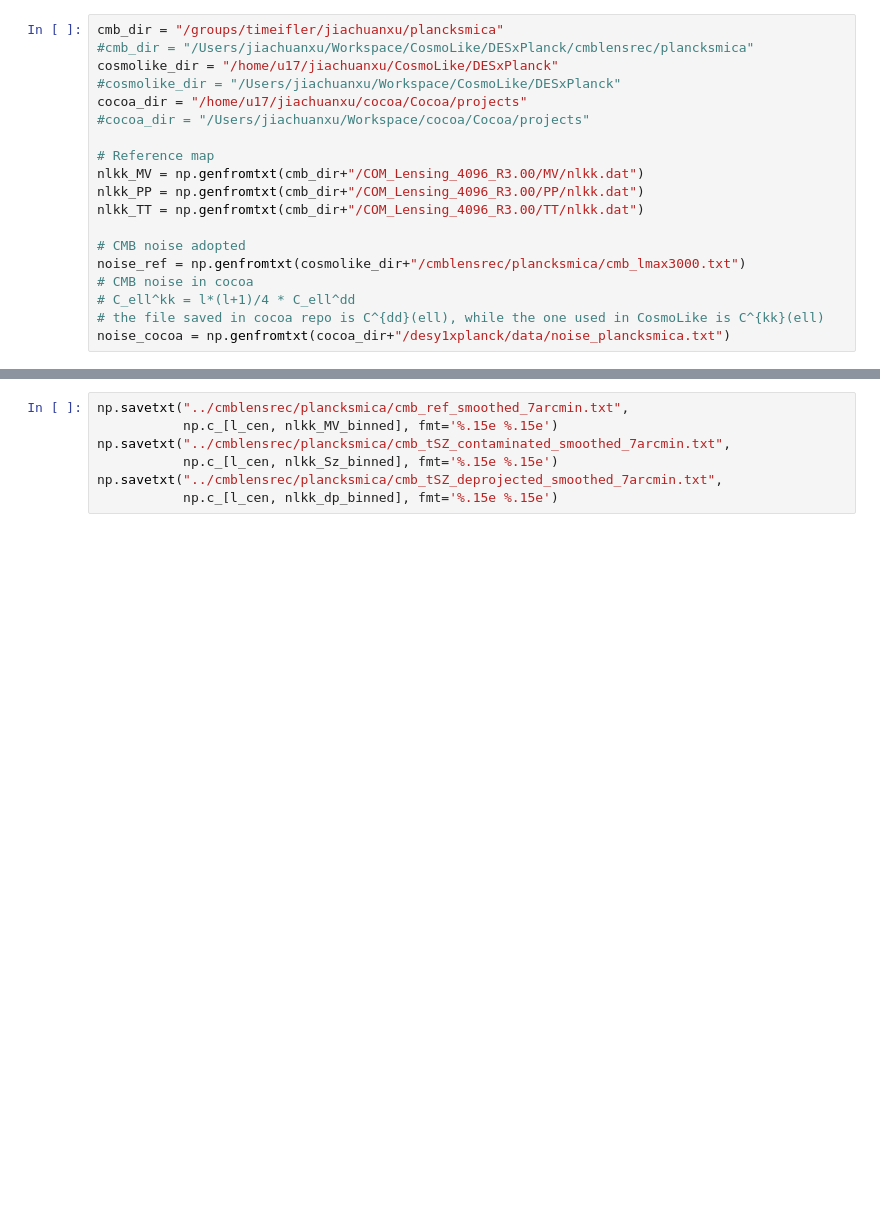
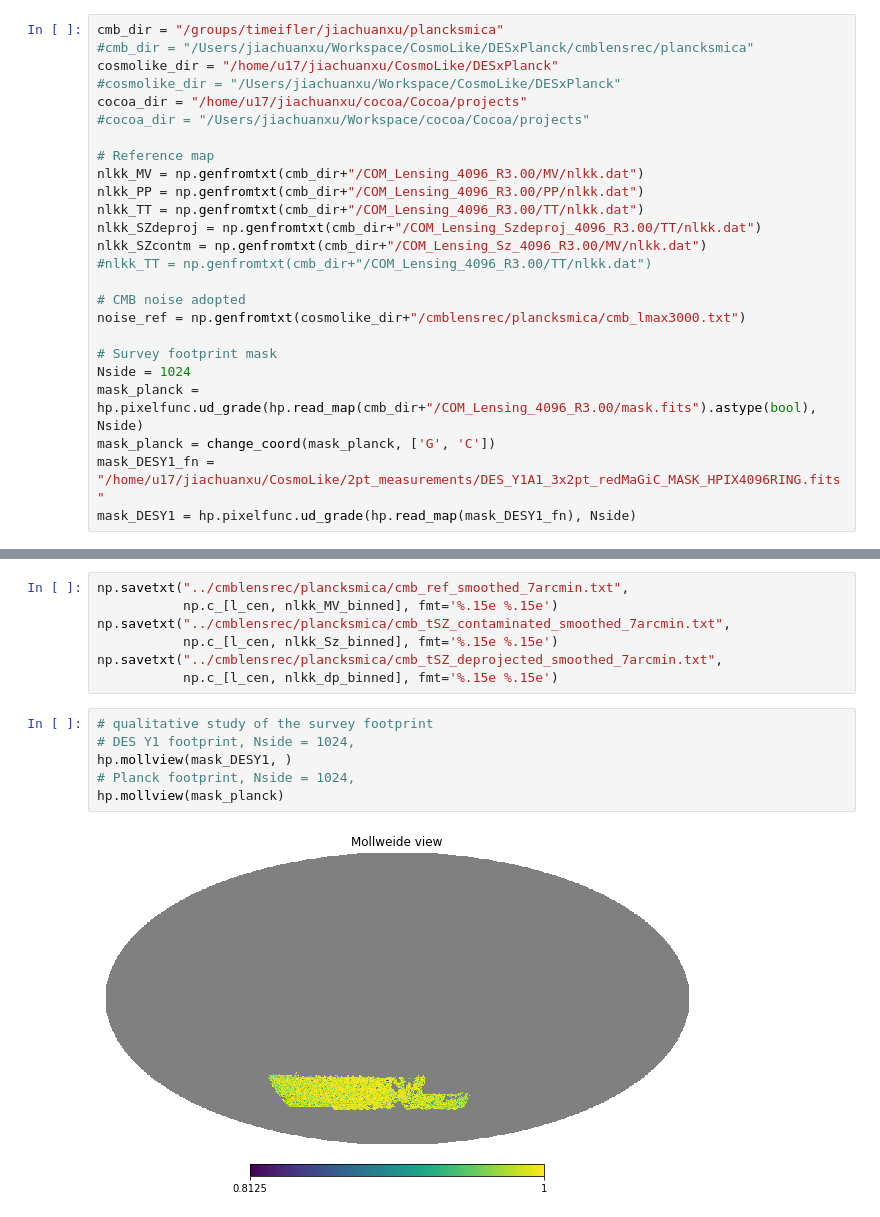
Before and after one commit to CosmoLike/DESxPlanck, a Jupyter notebook: notebooks/CMBLensingNoise.ipynb, the cells around one changed output, grey strips where cells are left out. Cells and saved outputs as stored; diff of their text form; blank space fills up the shorter version.

```diff
--- a/notebooks/CMBLensingNoise.ipynb
+++ b/notebooks/CMBLensingNoise.ipynb
@@ -19,10 +150,16 @@ cocoa_dir = "/home/u17/jiachuanxu/cocoa/Cocoa/projects"
 nlkk_MV = np.genfromtxt(cmb_dir+"/COM_Lensing_4096_R3.00/MV/nlkk.dat")
 nlkk_PP = np.genfromtxt(cmb_dir+"/COM_Lensing_4096_R3.00/PP/nlkk.dat")
 nlkk_TT = np.genfromtxt(cmb_dir+"/COM_Lensing_4096_R3.00/TT/nlkk.dat")
+nlkk_SZdeproj = np.genfromtxt(cmb_dir+"/COM_Lensing_Szdeproj_4096_R3.00/TT/nlkk.dat")
+nlkk_SZcontm = np.genfromtxt(cmb_dir+"/COM_Lensing_Sz_4096_R3.00/MV/nlkk.dat")
+#nlkk_TT = np.genfromtxt(cmb_dir+"/COM_Lensing_4096_R3.00/TT/nlkk.dat")
 
 # CMB noise adopted
 noise_ref = np.genfromtxt(cosmolike_dir+"/cmblensrec/plancksmica/cmb_lmax3000.txt")
-# CMB noise in cocoa
-# C_ell^kk = l*(l+1)/4 * C_ell^dd
-# the file saved in cocoa repo is C^{dd}(ell), while the one used in CosmoLike is C^{kk}(ell)
-noise_cocoa = np.genfromtxt(cocoa_dir+"/desy1xplanck/data/noise_plancksmica.txt")
+
+# Survey footprint mask
+Nside = 1024
+mask_planck = hp.pixelfunc.ud_grade(hp.read_map(cmb_dir+"/COM_Lensing_4096_R3.00/mask.fits").astype(bool), Nside)
+mask_planck = change_coord(mask_planck, ['G', 'C'])
+mask_DESY1_fn = "/home/u17/jiachuanxu/CosmoLike/2pt_measurements/DES_Y1A1_3x2pt_redMaGiC_MASK_HPIX4096RING.fits"
+mask_DESY1 = hp.pixelfunc.ud_grade(hp.read_map(mask_DESY1_fn), Nside)
@@ -138,3 +322,11 @@ np.savetxt("../cmblensrec/plancksmica/cmb_tSZ_contaminated_smoothed_7arcmin.txt"
            np.c_[l_cen, nlkk_Sz_binned], fmt='%.15e %.15e')
 np.savetxt("../cmblensrec/plancksmica/cmb_tSZ_deprojected_smoothed_7arcmin.txt",
            np.c_[l_cen, nlkk_dp_binned], fmt='%.15e %.15e')
+# %%
+# qualitative study of the survey footprint
+# DES Y1 footprint, Nside = 1024,
+hp.mollview(mask_DESY1, )
+# Planck footprint, Nside = 1024,
+hp.mollview(mask_planck)
+# %% [output]
+[figure, added]
```
Also changed, not shown: parts of 15 cells of this notebook, 1 other file.
